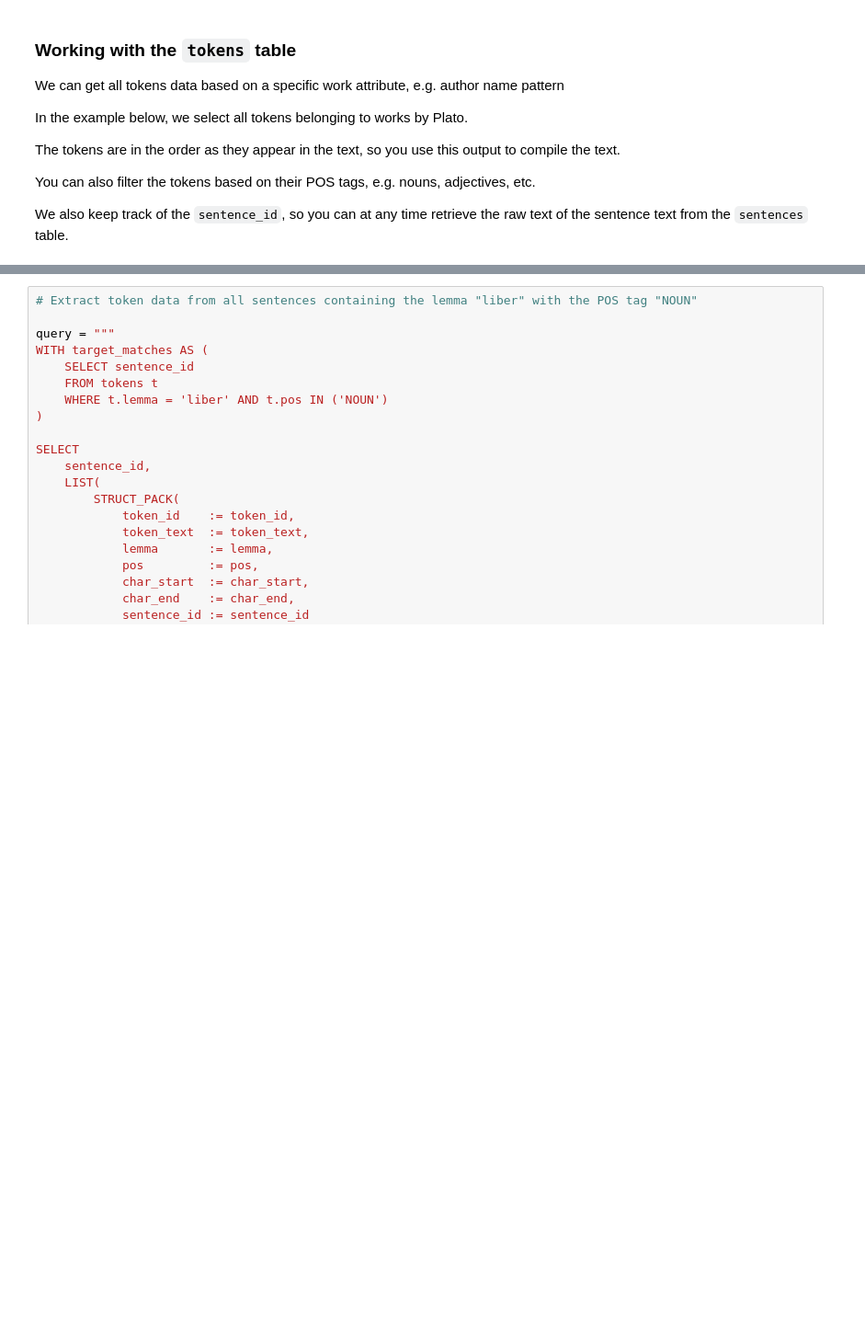
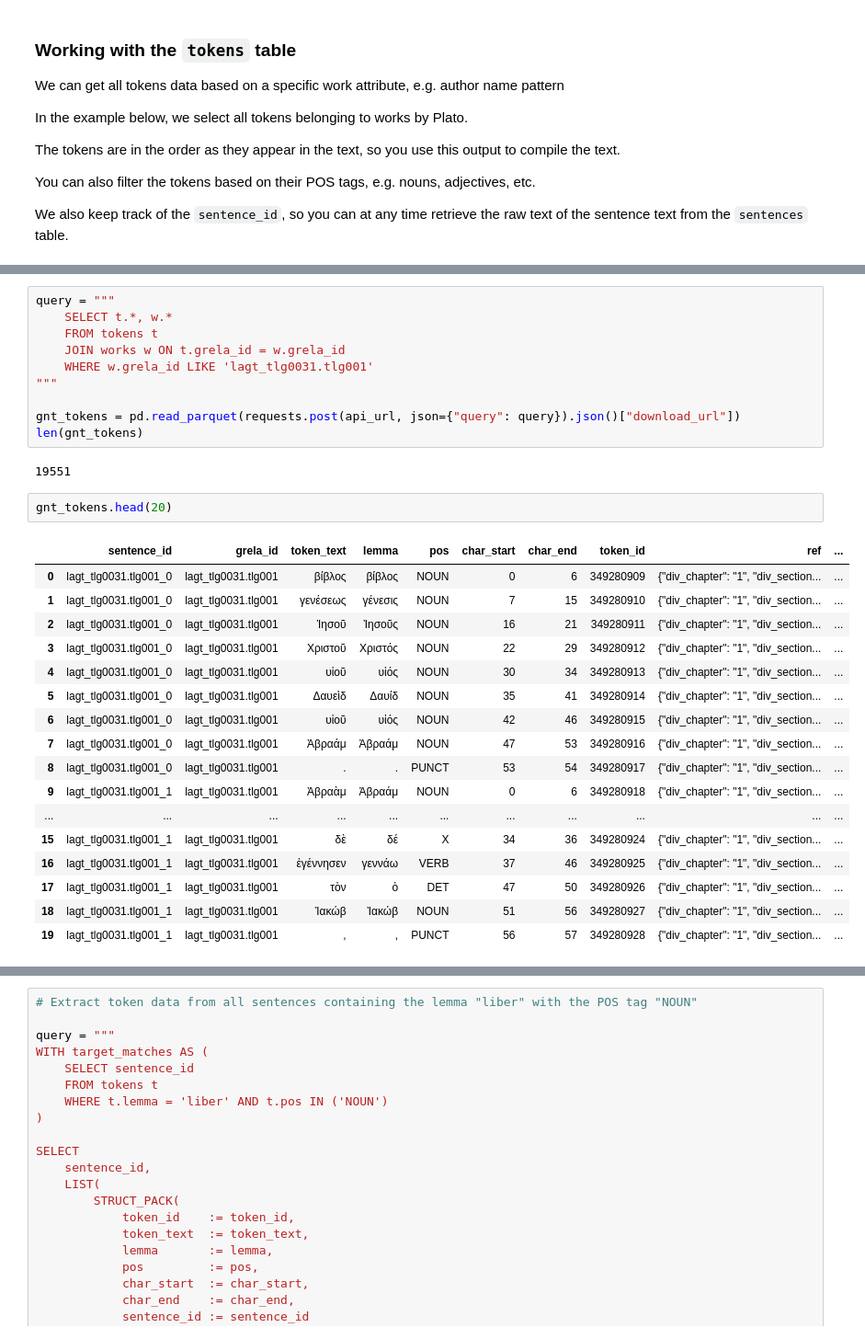
Before and after one commit to CCS-ZCU/GreLa, a Jupyter notebook: scripts/GreLa-API_getting-started.ipynb, the cells around one changed output, grey strips where cells are left out. Shown: that part at 92% size. Drawn from its saved outputs; the diff is of its cells as text; blank space fills up the shorter version.

Commit message:
greek texts updated

```diff
--- a/scripts/GreLa-API_getting-started.ipynb
+++ b/scripts/GreLa-API_getting-started.ipynb
@@ -155,3 +155,35 @@ len(plato_tokens)
+# %%
+query = """
+    SELECT t.*, w.*
+    FROM tokens t
+    JOIN works w ON t.grela_id = w.grela_id
+    WHERE w.grela_id LIKE 'lagt_tlg0031.tlg001'
+"""
+
+gnt_tokens = pd.read_parquet(requests.post(api_url, json={"query": query}).json()["download_url"])
+len(gnt_tokens)
+# %% [output]
+19551
+# %%
+gnt_tokens.head(20)
+# %% [output]
+|  | sentence_id | grela_id | token_text | lemma | pos | char_start | char_end | token_id | ref | ... |
+| 0 | lagt_tlg0031.tlg001_0 | lagt_tlg0031.tlg001 | βίβλος | βίβλος | NOUN | 0 | 6 | 349280909 | {"div_chapter": "1", "div_section... | ... |
+| 1 | lagt_tlg0031.tlg001_0 | lagt_tlg0031.tlg001 | γενέσεως | γένεσις | NOUN | 7 | 15 | 349280910 | {"div_chapter": "1", "div_section... | ... |
+| 2 | lagt_tlg0031.tlg001_0 | lagt_tlg0031.tlg001 | Ἰησοῦ | Ἰησοῦς | NOUN | 16 | 21 | 349280911 | {"div_chapter": "1", "div_section... | ... |
+| 3 | lagt_tlg0031.tlg001_0 | lagt_tlg0031.tlg001 | Χριστοῦ | Χριστός | NOUN | 22 | 29 | 349280912 | {"div_chapter": "1", "div_section... | ... |
+| 4 | lagt_tlg0031.tlg001_0 | lagt_tlg0031.tlg001 | υἱοῦ | υἱός | NOUN | 30 | 34 | 349280913 | {"div_chapter": "1", "div_section... | ... |
+| 5 | lagt_tlg0031.tlg001_0 | lagt_tlg0031.tlg001 | Δαυεὶδ | Δαυίδ | NOUN | 35 | 41 | 349280914 | {"div_chapter": "1", "div_section... | ... |
+| 6 | lagt_tlg0031.tlg001_0 | lagt_tlg0031.tlg001 | υἱοῦ | υἱός | NOUN | 42 | 46 | 349280915 | {"div_chapter": "1", "div_section... | ... |
+| 7 | lagt_tlg0031.tlg001_0 | lagt_tlg0031.tlg001 | Ἀβραάμ | Ἀβραάμ | NOUN | 47 | 53 | 349280916 | {"div_chapter": "1", "div_section... | ... |
+| 8 | lagt_tlg0031.tlg001_0 | lagt_tlg0031.tlg001 | . | . | PUNCT | 53 | 54 | 349280917 | {"div_chapter": "1", "div_section... | ... |
+| 9 | lagt_tlg0031.tlg001_1 | lagt_tlg0031.tlg001 | Ἀβραὰμ | Ἀβραάμ | NOUN | 0 | 6 | 349280918 | {"div_chapter": "1", "div_section... | ... |
+| ... | ... | ... | ... | ... | ... | ... | ... | ... | ... | ... |
+| 15 | lagt_tlg0031.tlg001_1 | lagt_tlg0031.tlg001 | δὲ | δέ | X | 34 | 36 | 349280924 | {"div_chapter": "1", "div_section... | ... |
+| 16 | lagt_tlg0031.tlg001_1 | lagt_tlg0031.tlg001 | ἐγέννησεν | γεννάω | VERB | 37 | 46 | 349280925 | {"div_chapter": "1", "div_section... | ... |
+| 17 | lagt_tlg0031.tlg001_1 | lagt_tlg0031.tlg001 | τὸν | ὁ | DET | 47 | 50 | 349280926 | {"div_chapter": "1", "div_section... | ... |
+| 18 | lagt_tlg0031.tlg001_1 | lagt_tlg0031.tlg001 | Ἰακώβ | Ἰακώβ | NOUN | 51 | 56 | 349280927 | {"div_chapter": "1", "div_section... | ... |
+| 19 | lagt_tlg0031.tlg001_1 | lagt_tlg0031.tlg001 | , | , | PUNCT | 56 | 57 | 349280928 | {"div_chapter": "1", "div_section... | ... |
 # %%
 # below we retrieve the raw text of all sentences containing the lemma "labyrinthus"
 query = """
```
Also changed, not shown: parts of 5 cells of this notebook, 2 other files.
